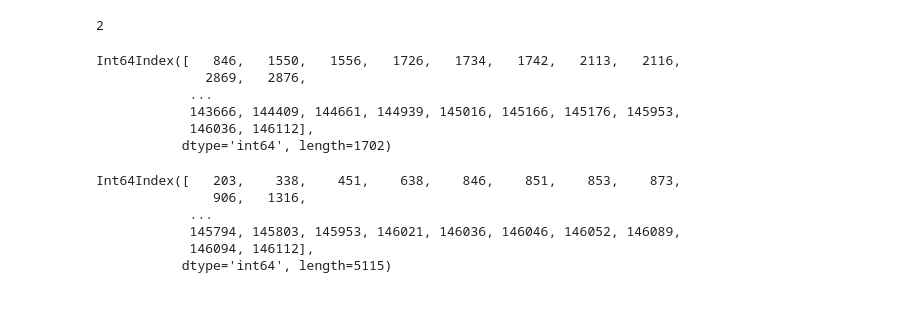
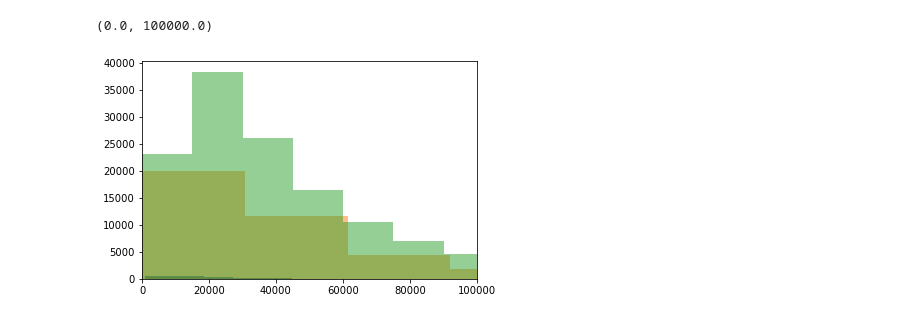
Before and after one commit to thorn-lab/helcaraxe, a Jupyter notebook: pdb_analysis/meta_analysis.ipynb, the cells around one changed output. Saved outputs shown, nothing was run; the diff lists cells and outputs as text; code cells hidden in the pictures.

```diff
--- a/pdb_analysis/meta_analysis.ipynb
+++ b/pdb_analysis/meta_analysis.ipynb
@@ -27,29 +81,20 @@ memory usage: 581.3+ KB
+# %%
+main_df['Collection Temperature'] = main_df['Collection Temperature'].astype("float64")
+warm_ice_df = ice_df[(ice_df['Collection Temperature'] > 273)]
+plt.hist(warm_ice_df["Reflections For Refinement"],bins=100)
+plt.hist(ice_df["Reflections For Refinement"],alpha=0.5,bins=100)
+plt.hist(main_df["Reflections For Refinement"],alpha=0.5,bins=1000)
+plt.xlim(0, 100000)
+# %% [output]
+(0.0, 100000.0)
+[figure, added]
 # %%
-main_df = main_df.drop(main_df.index[0])
-main_df["High Resolution Limit"]
-main_df["High Resolution Limit"] = main_df["High Resolution Limit"].astype("float64")
-drop_ind = main_df[(main_df["High Resolution Limit"] > 4)].index
-#main_df = main_df.drop(drop_ind)
-len(drop_ind)
+#convert to type
+#main_df["High Resolution Limit"] = main_df["High Resolution Limit"].astype("float64")
+
+#access index for postion
+#drop_ind = main_df[(main_df["High Resolution Limit"] > 4)].index
+#drop_ind = main_df[(main_df["Collection Temperature"] > 273.0) & (main_df['F_ice'] > 0)].index
+
+#change based on condition
+#main_df.loc[main_df['I_ice'] > 0, 'I_ice'] = 1
-# %% [output]
-2
-# %%
-drop_ind = main_df[(main_df["Collection Temperature"] > 273.0) & (main_df['F_ice'] > 0)].index
-#main_df = main_df.drop(drop_ind)
-drop_ind
-# %% [output]
-Int64Index([   846,   1550,   1556,   1726,   1734,   1742,   2113,   2116,
-              2869,   2876,
-            ...
-            143666, 144409, 144661, 144939, 145016, 145166, 145176, 145953,
-            146036, 146112],
-           dtype='int64', length=1702)
-# %%
-main_df[(main_df["Collection Temperature"] > 273.0) & (main_df['F_ice'] > -1)].index
-# %% [output]
-Int64Index([   203,    338,    451,    638,    846,    851,    853,    873,
-               906,   1316,
-            ...
-            145794, 145803, 145953, 146021, 146036, 146046, 146052, 146089,
-            146094, 146112],
-           dtype='int64', length=5115)
```
Also changed, not shown: parts of 11 cells of this notebook, 7 other files.
